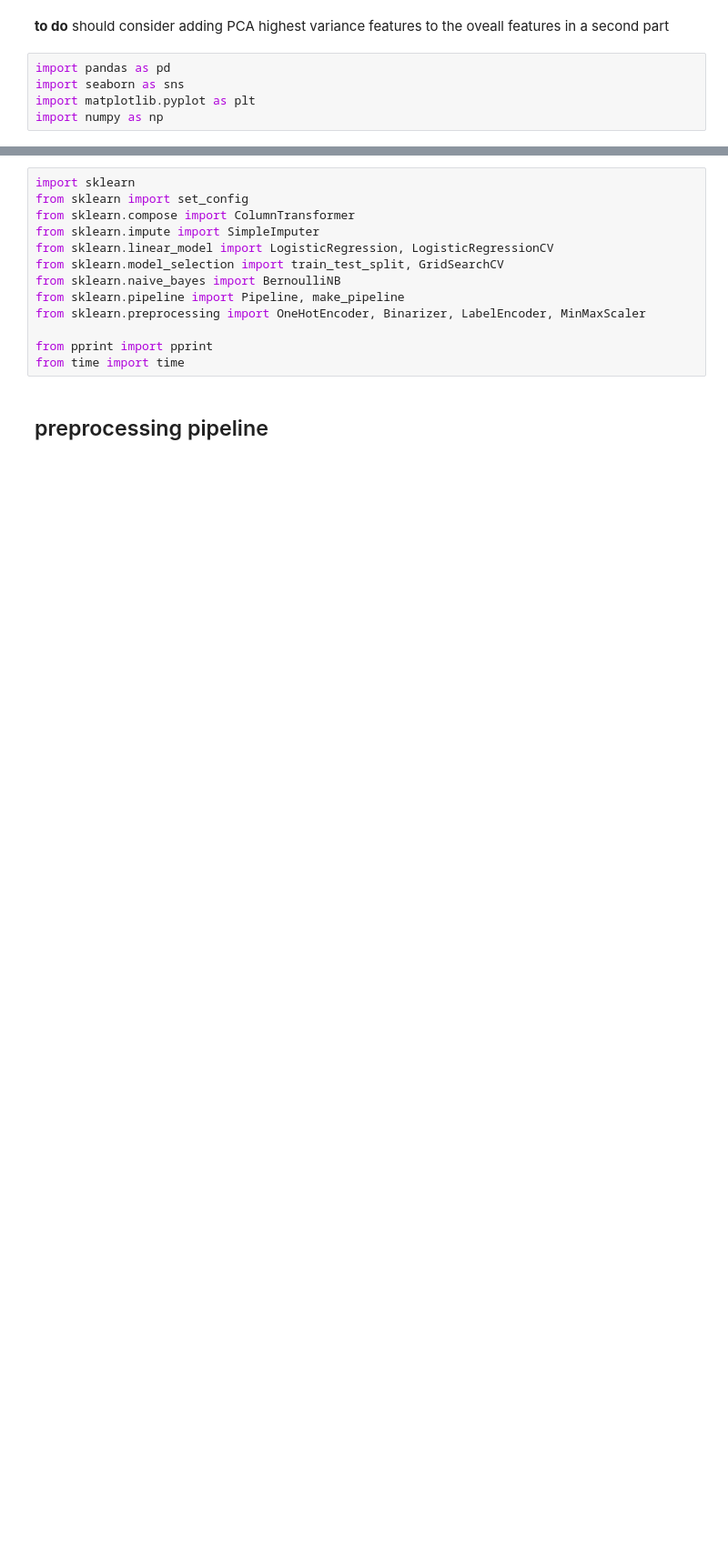
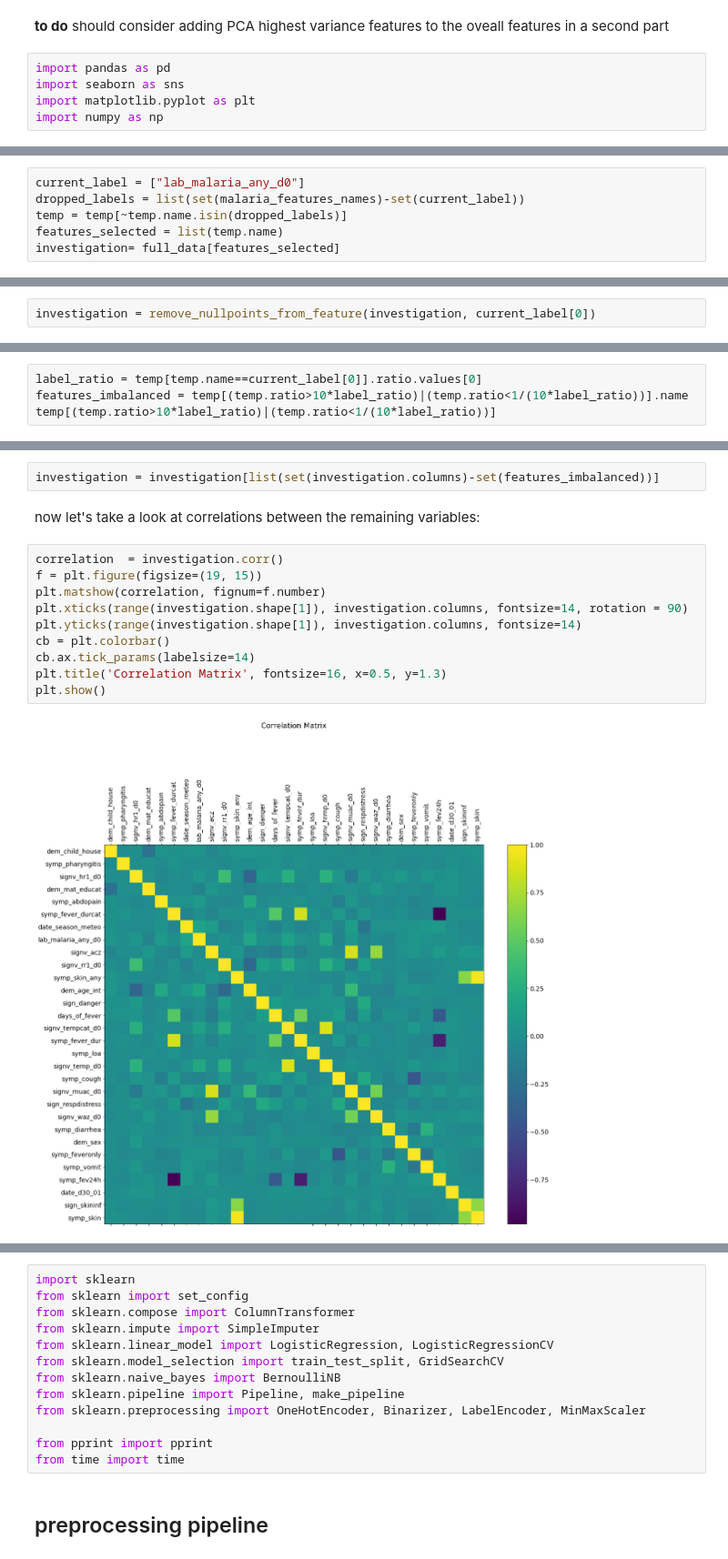
Before and after one commit to theobian/clinicolab, a Jupyter notebook: code/model_comparison.ipynb, the cells around one changed output, grey strips where cells are left out. Shown: that part at 91% size. Drawn from its saved outputs; the diff is of its cells as text; blank space fills up the shorter version.

```diff
--- a/code/model_comparison.ipynb
+++ b/code/model_comparison.ipynb
@@ -101,0 +180,6 @@ data.shape
+# %%
+current_label = ["lab_malaria_any_d0"]
+dropped_labels = list(set(malaria_features_names)-set(current_label))
+temp = temp[~temp.name.isin(dropped_labels)]
+features_selected = list(temp.name)
+investigation= full_data[features_selected]
@@ -101,0 +188,2 @@ data.shape
+# %%
+investigation = remove_nullpoints_from_feature(investigation, current_label[0])
@@ -101,0 +237,4 @@ data.shape
+# %%
+label_ratio = temp[temp.name==current_label[0]].ratio.values[0]
+features_imbalanced = temp[(temp.ratio>10*label_ratio)|(temp.ratio<1/(10*label_ratio))].name
+temp[(temp.ratio>10*label_ratio)|(temp.ratio<1/(10*label_ratio))]
@@ -101,0 +250,16 @@ data.shape
+# %%
+investigation = investigation[list(set(investigation.columns)-set(features_imbalanced))]
+# %% [markdown]
+now let's take a look at correlations between the remaining variables:
+# %%
+correlation  = investigation.corr()
+f = plt.figure(figsize=(19, 15))
+plt.matshow(correlation, fignum=f.number)
+plt.xticks(range(investigation.shape[1]), investigation.columns, fontsize=14, rotation = 90)
+plt.yticks(range(investigation.shape[1]), investigation.columns, fontsize=14)
+cb = plt.colorbar()
+cb.ax.tick_params(labelsize=14)
+plt.title('Correlation Matrix', fontsize=16, x=0.5, y=1.3)
+plt.show()
+# %% [output]
+[figure, added]
```
Also changed, not shown: parts of 80 cells of this notebook, 40 other files.
